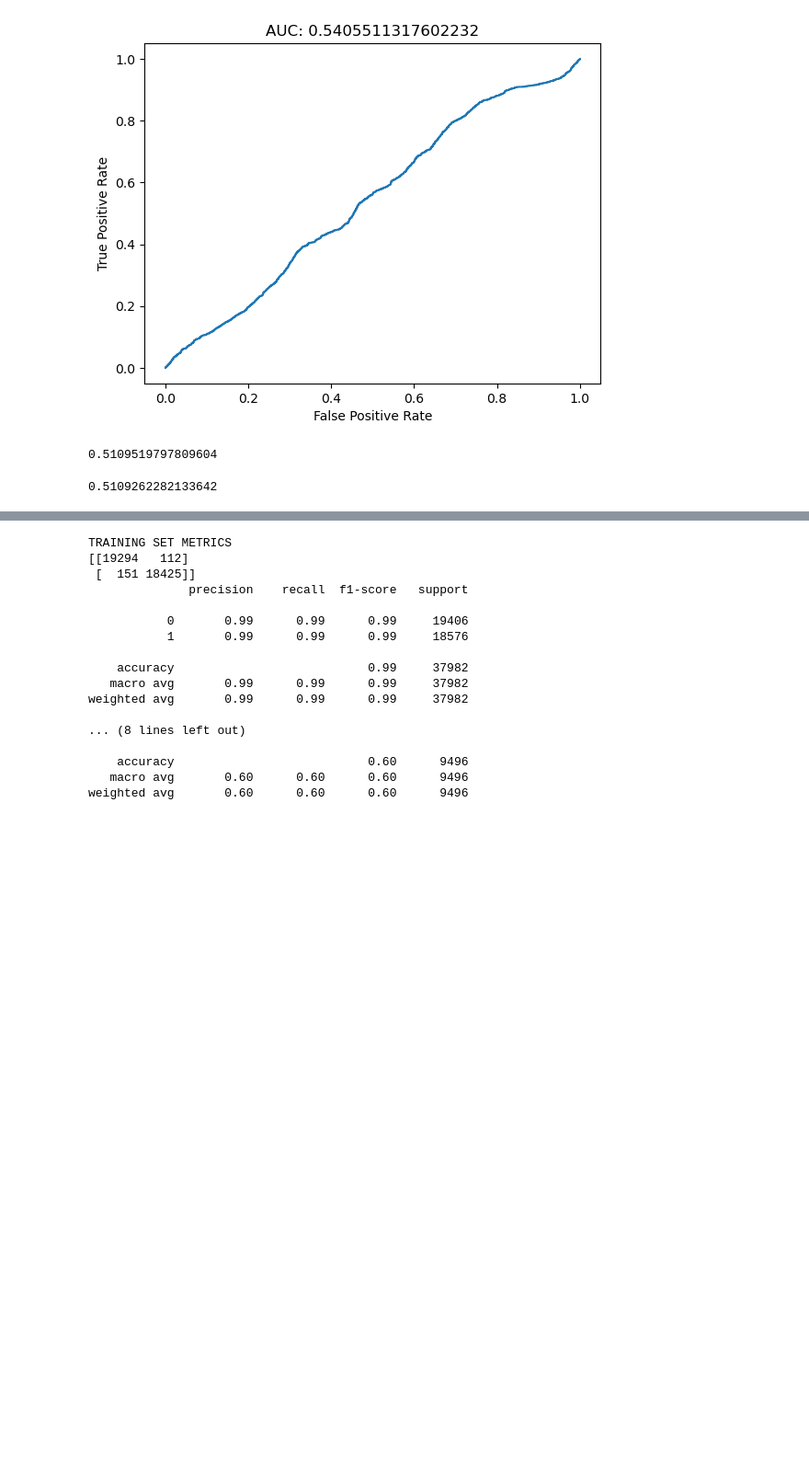
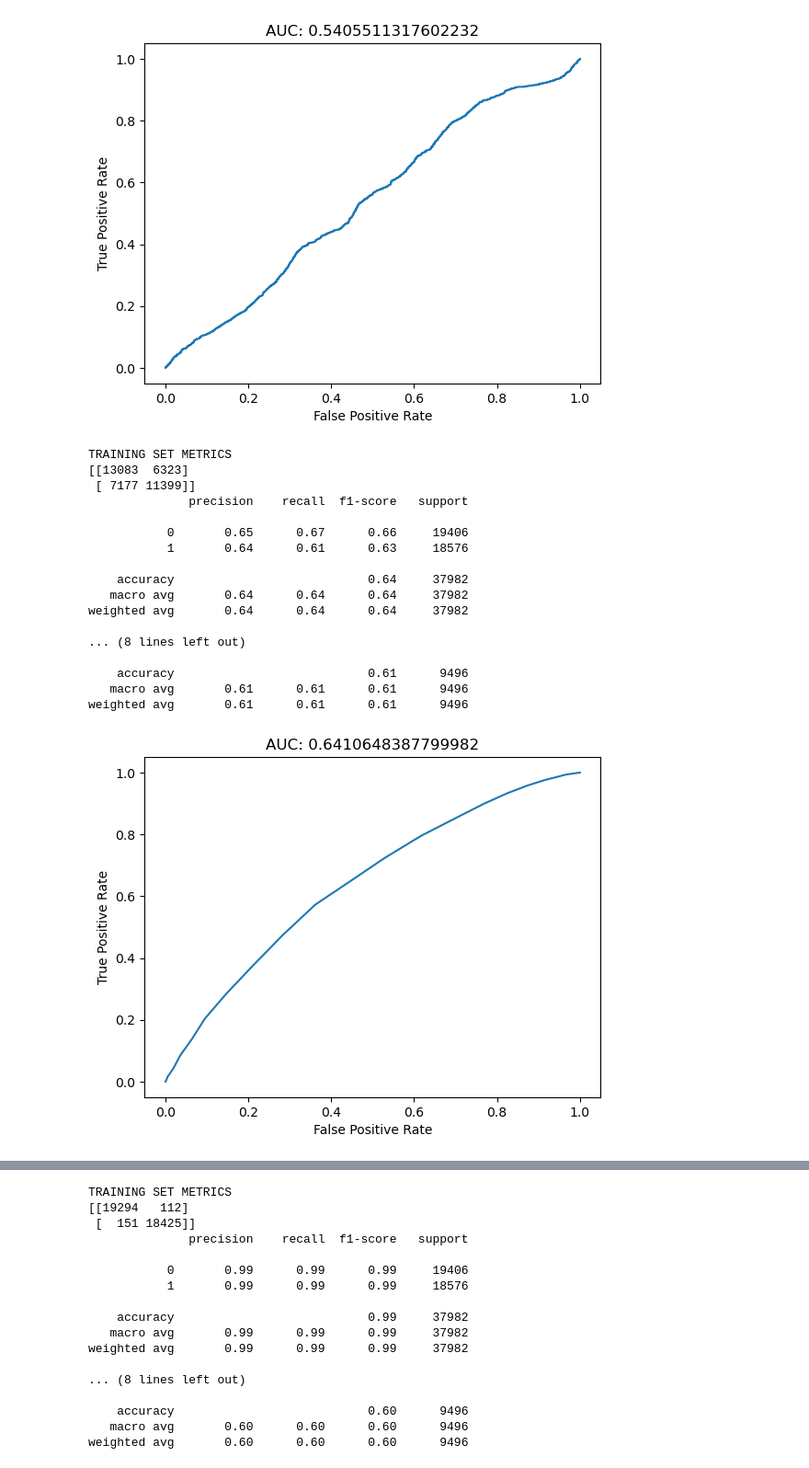
Before and after one commit to AnnLy2023/SMU-Project-4---Homicide, a Jupyter notebook: Ann's Folder/Homicide Machine Learning.ipynb, the cells around one changed output, grey strips where cells are left out. Shown at 92% size. Saved outputs shown, nothing was run; the diff lists cells and outputs as text; code cells hidden in the pictures; blank space fills up the shorter version.

```diff
--- a/Ann's Folder/Homicide Machine Learning.ipynb
+++ b/Ann's Folder/Homicide Machine Learning.ipynb
@@ -259,15 +259,26 @@ weighted avg       0.26      0.51      0.35     37982
    macro avg       0.26      0.50      0.34      9496
 weighted avg       0.26      0.51      0.35      9496
 [figure]
-# %%
-lr.score(X_test, y_test)
-# %% [output]
-0.5109519797809604
-# %%
-lr.score(X_train, y_train)
-# %% [output]
-0.5109262282133642
 # %%
 # init the model
-#knn = KNeighborsClassifier(n_neighbors=25)
-#doMLClassification(knn, X_train, y_train, X_test, y_test)
+knn = KNeighborsClassifier(n_neighbors=25)
+doMLClassification(knn, X_train, y_train, X_test, y_test)
+# %% [output]
+TRAINING SET METRICS
+[[13083  6323]
+ [ 7177 11399]]
+              precision    recall  f1-score   support
+
+           0       0.65      0.67      0.66     19406
+           1       0.64      0.61      0.63     18576
+
+    accuracy                           0.64     37982
+   macro avg       0.64      0.64      0.64     37982
+weighted avg       0.64      0.64      0.64     37982
+
+... (8 lines left out)
+
+    accuracy                           0.61      9496
+   macro avg       0.61      0.61      0.61      9496
+weighted avg       0.61      0.61      0.61      9496
+[figure, added]
```
Also changed, not shown: parts of 23 cells of this notebook, 2 other files.
